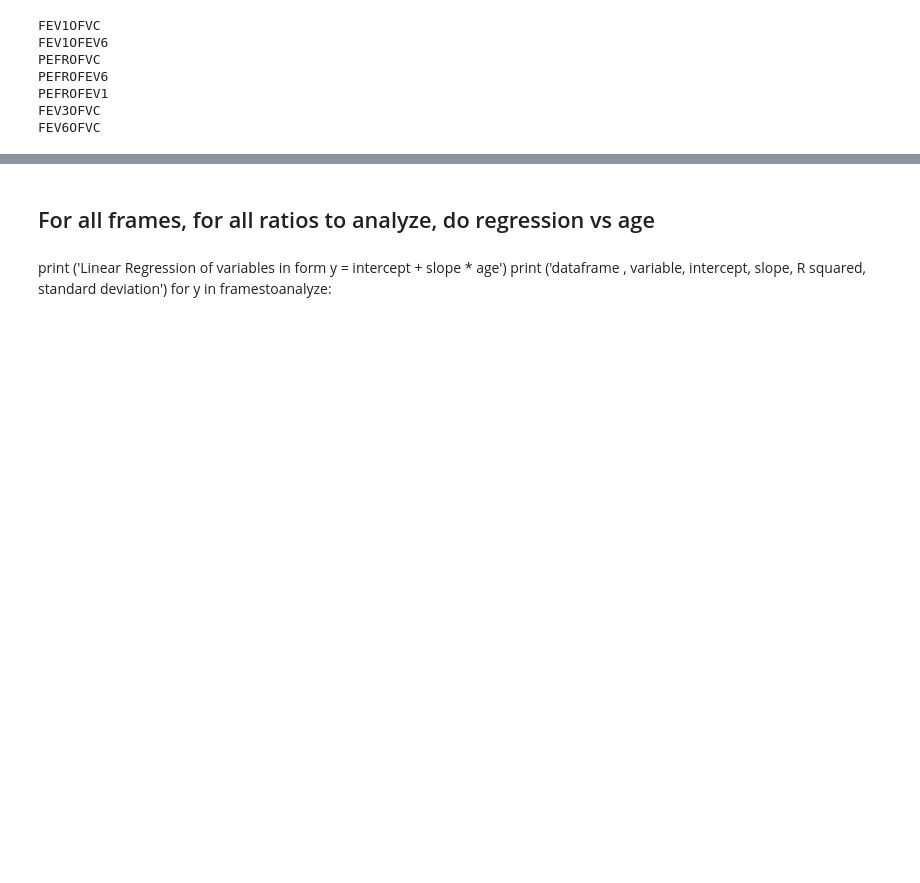
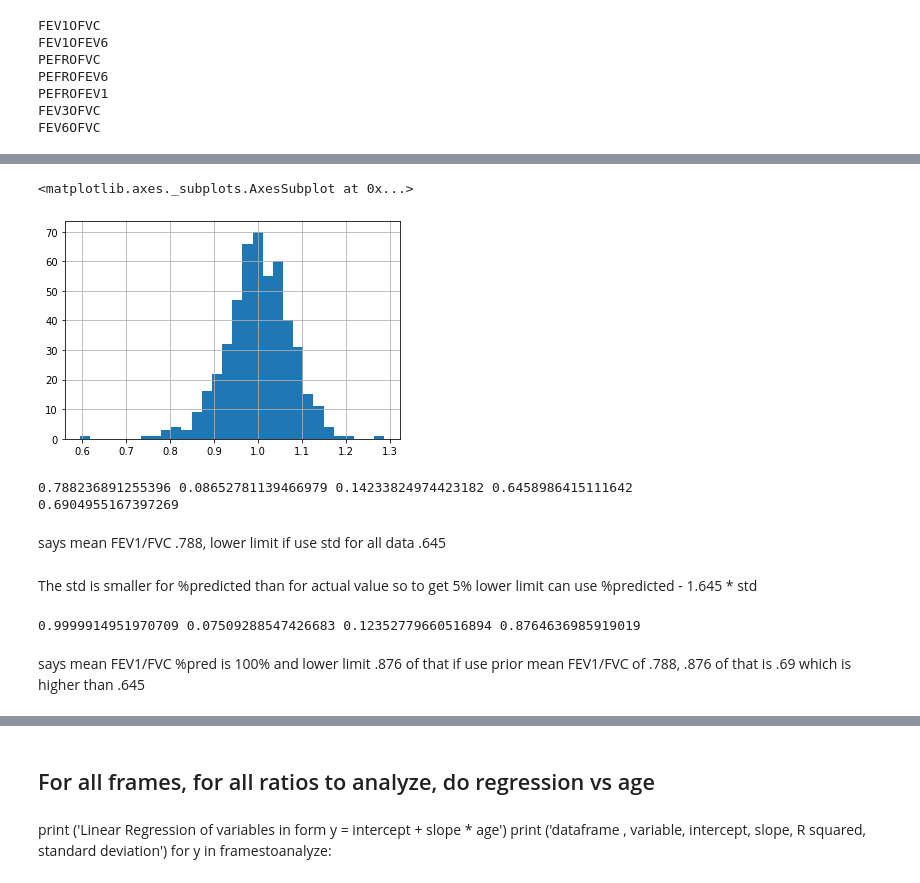
Before and after one commit to climatebrad/nhanes, a Jupyter notebook: nhanes.doug-Copy1.ipynb, the cells around one changed output, grey strips where cells are left out. Cells and saved outputs as stored; diff of their text form; code cells hidden in the pictures; blank space fills up the shorter version.

Commit message:
with %predicted calcs

```diff
--- a/nhanes.doug-Copy1.ipynb
+++ b/nhanes.doug-Copy1.ipynb
@@ -1285,0 +1396,29 @@ FEV6OFVC
+# %%
+m20overc.FEV1OFVCPP.hist(bins='auto')
+# %% [output]
+<matplotlib.axes._subplots.AxesSubplot at 0x...>
+[figure, added]
+# %%
+std = m20overc.FEV1OFVC.std()
+mean = m20overc.FEV1OFVC.mean()
+ratio = std / mean # m20overc.FEV1OFVC.std()/m20overc.FEV1OFVC.mean()
+print (mean, ratio, ratio* 1.645, mean - (ratio*1.645))
+print (.876 * mean)
+# %% [output]
+0.788236891255396 0.08652781139466979 0.14233824974423182 0.6458986415111642
+0.6904955167397269
+# %% [markdown]
+says mean FEV1/FVC .788, lower limit if use std for all data .645
+# %% [markdown]
+The std is smaller for %predicted than for actual value
+so to get 5% lower limit can use %predicted - 1.645 * std
+# %%
+std = m20overc.FEV1OFVCPP.std()
+mean = m20overc.FEV1OFVCPP.mean()
+ratio = std/mean # m20overc.FEV1OFVCPP.std()/m20overc.FEV1OFVCPP.mean()
+print (mean, ratio, ratio*1.645, mean - (ratio*1.645))
+# %% [output]
+0.9999914951970709 0.07509288547426683 0.12352779660516894 0.8764636985919019
+# %% [markdown]
+says mean FEV1/FVC %pred is 100% and lower limit .876 of that
+if use prior mean FEV1/FVC of .788, .876 of that is .69 which is higher than .645
```
Also changed, not shown: parts of 26 cells of this notebook.
